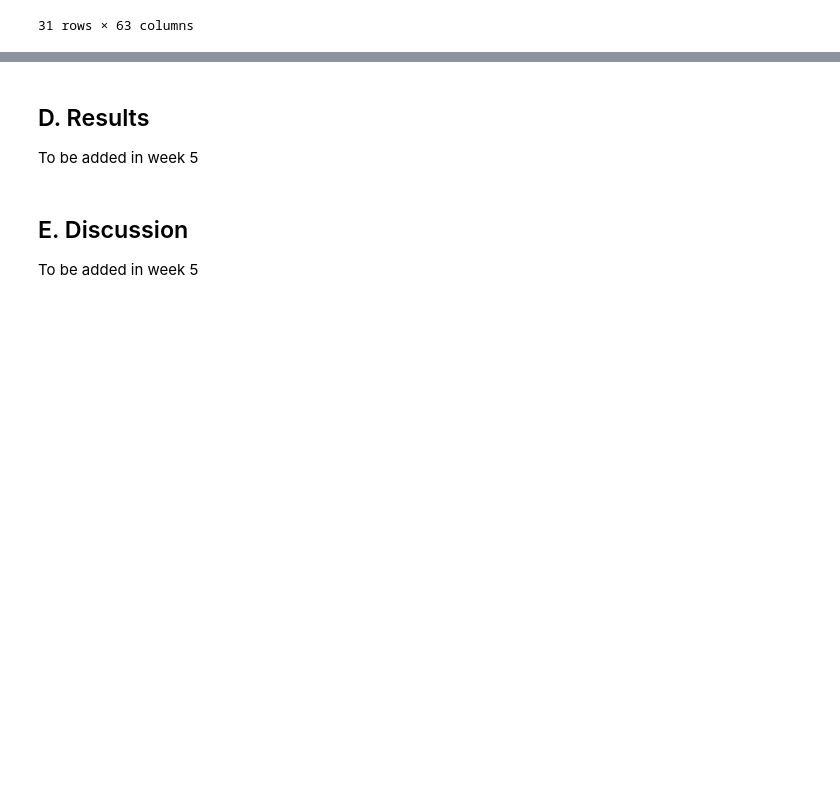
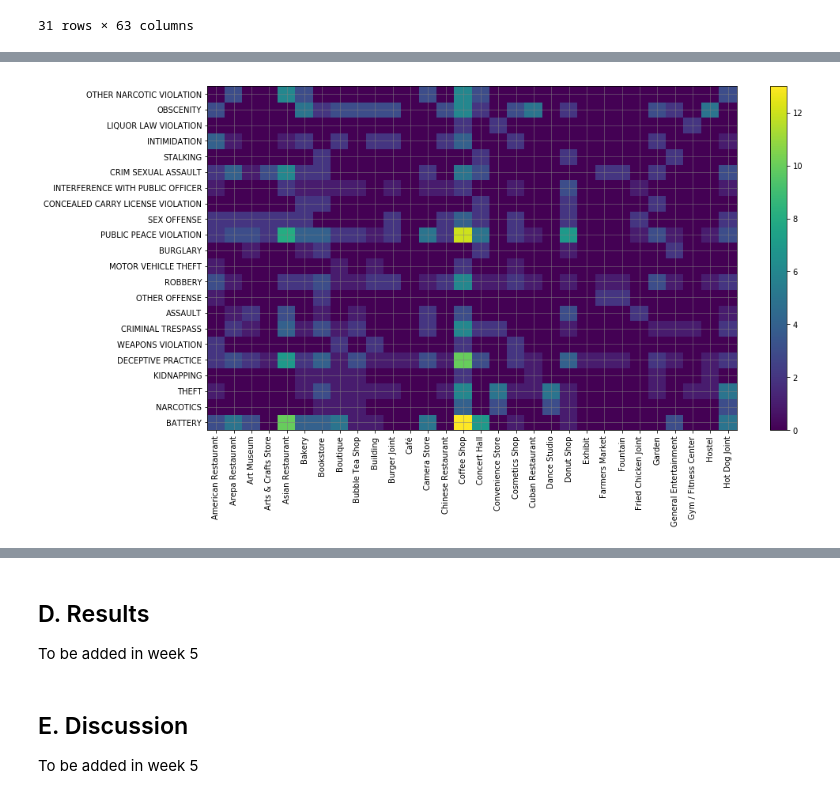
Before and after one commit to gnz5/Capstone-Project, a Jupyter notebook: Final Project.ipynb, the cells around one changed output, grey strips where cells are left out. Saved outputs shown, nothing was run; the diff lists cells and outputs as text; code cells hidden in the pictures; blank space fills up the shorter version.

Commit message:
added visualization

```diff
--- a/Final Project.ipynb
+++ b/Final Project.ipynb
@@ -257 +243,23 @@ crime_by_venue
 31 rows × 63 columns
+# %%
+# lets drop all rows whose columns are all zeros
+# (corresponds to a type of crime that has not occured at any of these venue types)
+crime_by_venue_droprowswithallzeros = crime_by_venue.loc[(crime_by_venue!=0).any(axis=1)]
+# lets split the dataframe into a left half and right half to make it easier to visualize
+half_num_cols = int(crime_by_venue_droprowswithallzeros.shape[1]/2)-1
+crime_by_venue_lefthalf  = crime_by_venue_droprowswithallzeros.iloc[:, :half_num_cols]
+crime_by_venue_righthalf = crime_by_venue_droprowswithallzeros.iloc[:, half_num_cols:]
+# %%
+# color map of the left half. Colors indicate the number of incidents of the crime on the y axis occuring
+# at venues on the x axis
+fig, ax = plt.subplots(figsize=(15, 8))
+
+num_rows, num_columns = crime_by_venue_lefthalf.shape
+plt.pcolor(crime_by_venue_lefthalf)
+plt.yticks(np.arange(0.5, num_rows, 1), crime_by_venue_lefthalf.index)
+plt.xticks(np.arange(0.5, num_columns, 1), crime_by_venue_lefthalf.columns, rotation=90)
+plt.colorbar(orientation='vertical')
+plt.grid(color='grey', linestyle='-', linewidth=0.5)
+plt.show()
+# %% [output]
+[figure, added]
```
Also changed, not shown: parts of 7 cells of this notebook.
